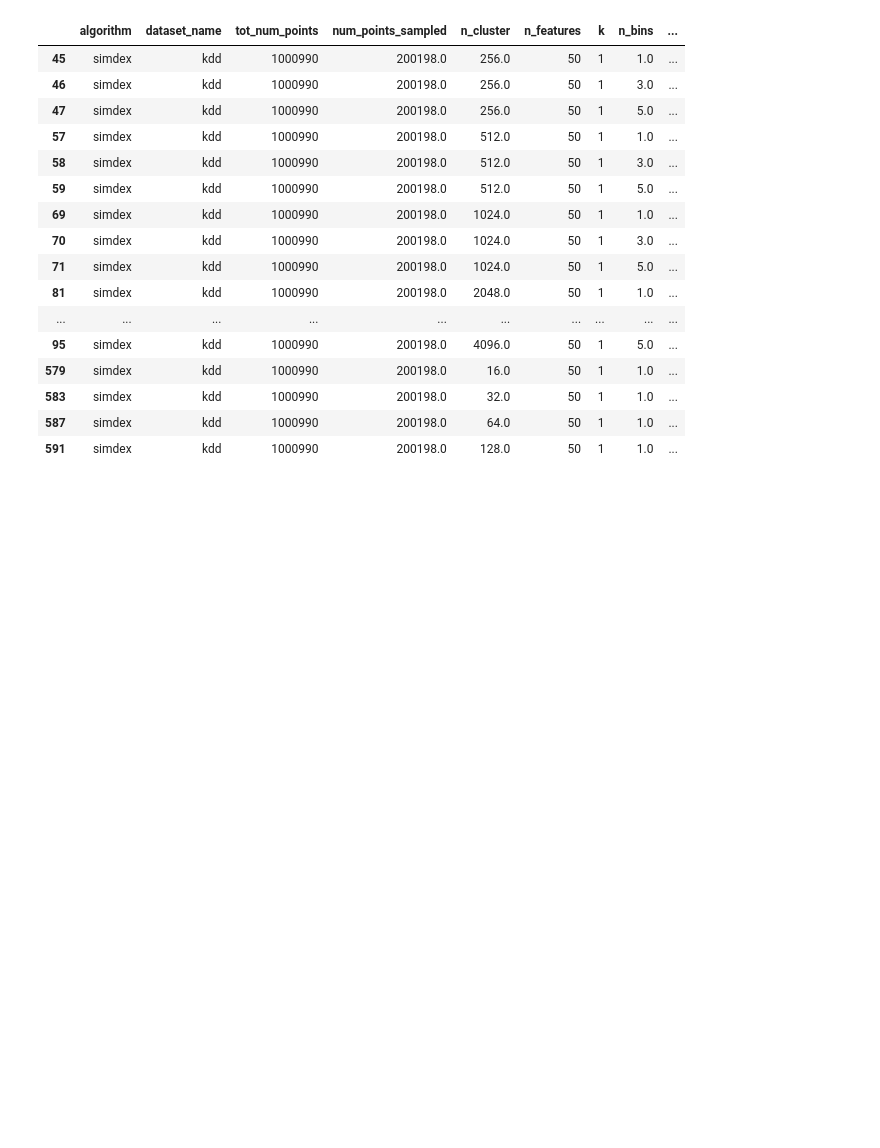
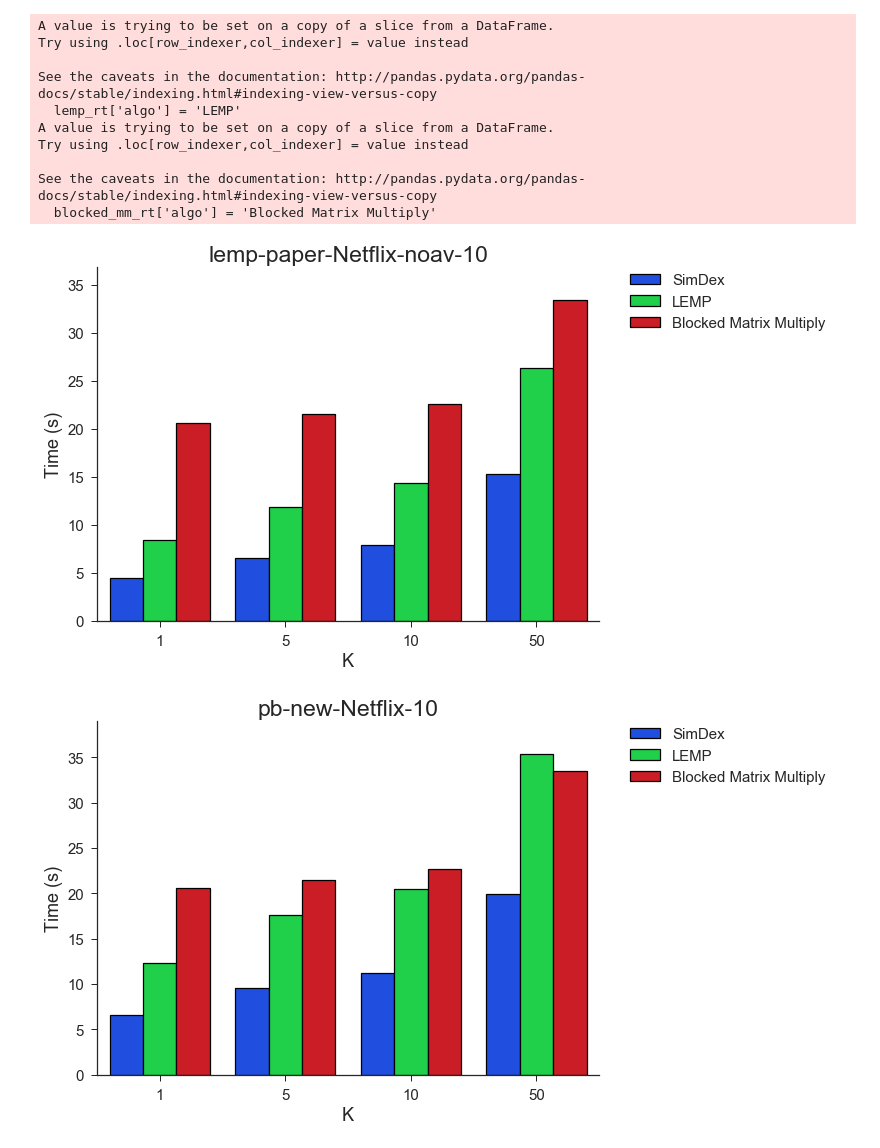
Before and after one commit to stanford-futuredata/optimus-maximus, a Jupyter notebook: plots/simdex-plots.ipynb, the cells around one changed output. Drawn from its saved outputs; the diff is of its cells as text; code cells hidden in the pictures; blank space fills up the shorter version.

Commit message:
plots

```diff
--- a/plots/simdex-plots.ipynb
+++ b/plots/simdex-plots.ipynb
@@ -25,20 +7,0 @@ f_u_plots(df)
-# %%
-sns.set_context(rc = {'patch.linewidth': 1})
-for dataset in DATASETS:
-    for F in F_:
-        table = df.query('dataset_name == "%s" and n_bins == 1.0 and n_features == %d and algorithm == "simdex"' % (dataset, F))
-        data = table.groupby(['n_cluster', 'k'], as_index=False).aggregate(min).query('n_cluster <= 2048 and n_cluster > 8')
-        _ = sns.barplot(x="k", y="total_compute_time", hue="n_cluster", color="seagreen", data=data)
-        bottom_plot = sns.barplot(x="k", y ="k_mean_time", hue="n_cluster", data=data, color="#ffffff", hatch='x')
-
-        legend = plt.legend(bbox_to_anchor=(1.05, 1), loc=2, borderaxespad=0.)
-        fix_legend(legend)
-        plt.yscale('log')
-        start, end = plt.ylim()
-        plt.xlabel('K')
-        plt.ylabel('Time (s)')
-        sns.despine()
-        plt.minorticks_off()
-        plt.title('throughput-vs-n-cluster-%s-%d.pdf' % (dataset, F))
-        # save_figure('throughput-vs-n-cluster-%s-%d.pdf' % (dataset, F), legend)
-        plt.show()
@@ -75,20 +8,34 @@ theta_uc_items_visited_scatter(df2, 'foo')
-# %%
-df.query('k == 1 and n_features == 50 and dataset_name == "kdd" and algorithm == "simdex"')
-# %% [output]
-|  | algorithm | dataset_name | tot_num_points | num_points_sampled | n_cluster | n_features | k | n_bins | ... |
-| 45 | simdex | kdd | 1000990 | 200198.0 | 256.0 | 50 | 1 | 1.0 | ... |
-| 46 | simdex | kdd | 1000990 | 200198.0 | 256.0 | 50 | 1 | 3.0 | ... |
-| 47 | simdex | kdd | 1000990 | 200198.0 | 256.0 | 50 | 1 | 5.0 | ... |
-| 57 | simdex | kdd | 1000990 | 200198.0 | 512.0 | 50 | 1 | 1.0 | ... |
-| 58 | simdex | kdd | 1000990 | 200198.0 | 512.0 | 50 | 1 | 3.0 | ... |
-| 59 | simdex | kdd | 1000990 | 200198.0 | 512.0 | 50 | 1 | 5.0 | ... |
-| 69 | simdex | kdd | 1000990 | 200198.0 | 1024.0 | 50 | 1 | 1.0 | ... |
-| 70 | simdex | kdd | 1000990 | 200198.0 | 1024.0 | 50 | 1 | 3.0 | ... |
-| 71 | simdex | kdd | 1000990 | 200198.0 | 1024.0 | 50 | 1 | 5.0 | ... |
-| 81 | simdex | kdd | 1000990 | 200198.0 | 2048.0 | 50 | 1 | 1.0 | ... |
-| ... | ... | ... | ... | ... | ... | ... | ... | ... | ... |
-| 95 | simdex | kdd | 1000990 | 200198.0 | 4096.0 | 50 | 1 | 5.0 | ... |
-| 579 | simdex | kdd | 1000990 | 200198.0 | 16.0 | 50 | 1 | 1.0 | ... |
-| 583 | simdex | kdd | 1000990 | 200198.0 | 32.0 | 50 | 1 | 1.0 | ... |
-| 587 | simdex | kdd | 1000990 | 200198.0 | 64.0 | 50 | 1 | 1.0 | ... |
-| 591 | simdex | kdd | 1000990 | 200198.0 | 128.0 | 50 | 1 | 1.0 | ... |
+# %%
+import matplotlib.pyplot as plt
+
+plt.rcParams['figure.figsize'] = (9, 6.5)
+plt.rcParams['font.size'] = 20
+plt.rcParams['axes.titlesize'] = 23
+plt.rcParams['axes.labelsize'] = 18
+plt.rcParams['xtick.labelsize'] = 15
+plt.rcParams['ytick.labelsize'] = 15
+plt.rcParams['legend.fontsize'] = 15
+plt.rcParams['lines.markersize'] = 10
+plt.rcParams['lines.linewidth'] = 2
+
+sns.set_style('ticks')
+sns.set_palette('bright', n_colors=7)
+# %%
+simdex_df = pd.read_csv('simdex-timing.csv')
+lemp_df = pd.read_csv('lemp-timing.csv')
+blocked_mm_df = pd.read_csv('blocked_mm-timing.csv')
+# %%
+f_u_plots(simdex_df, lemp_df, blocked_mm_df)
+# %% [output]
+A value is trying to be set on a copy of a slice from a DataFrame.
+Try using .loc[row_indexer,col_indexer] = value instead
+
+See the caveats in the documentation: http://pandas.pydata.org/pandas-docs/stable/indexing.html#indexing-view-versus-copy
+  lemp_rt['algo'] = 'LEMP'
+A value is trying to be set on a copy of a slice from a DataFrame.
+Try using .loc[row_indexer,col_indexer] = value instead
+
+See the caveats in the documentation: http://pandas.pydata.org/pandas-docs/stable/indexing.html#indexing-view-versus-copy
+  blocked_mm_rt['algo'] = 'Blocked Matrix Multiply'
+[figure, added]
+[figure, added]
```
Also changed, not shown: parts of 10 cells of this notebook, 2 other files.
